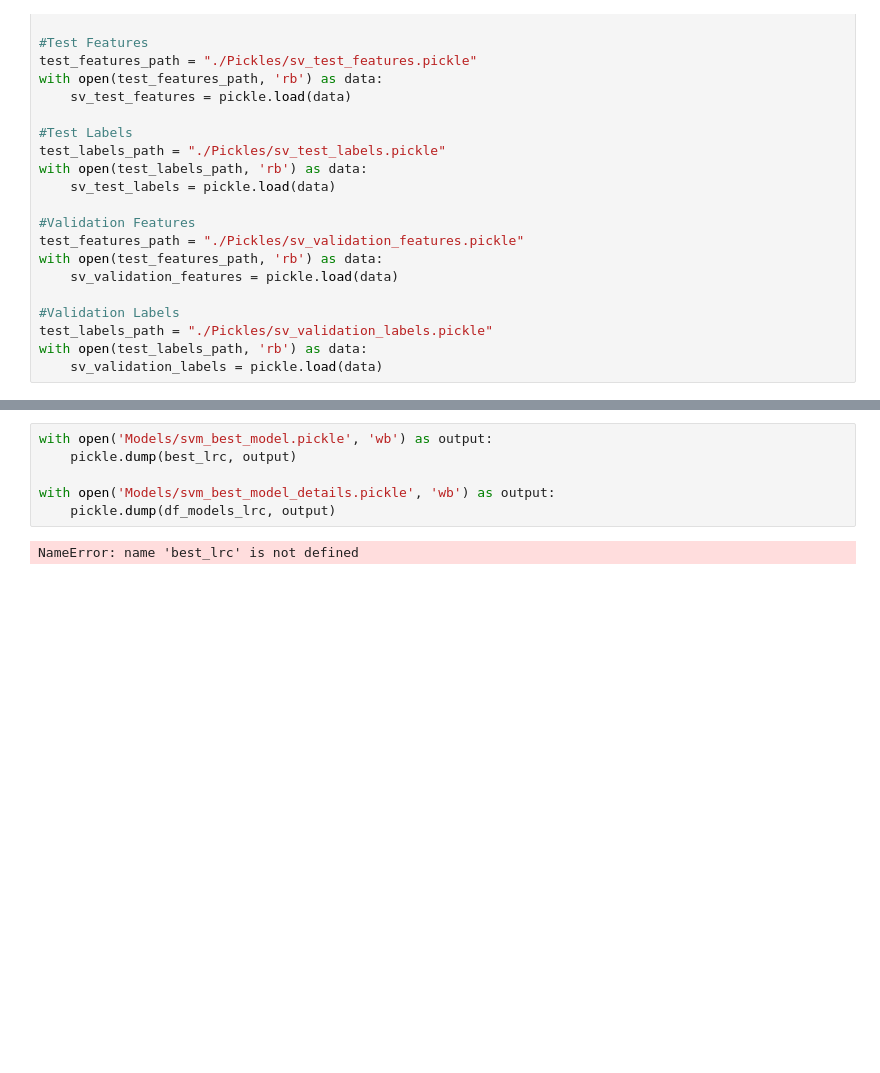
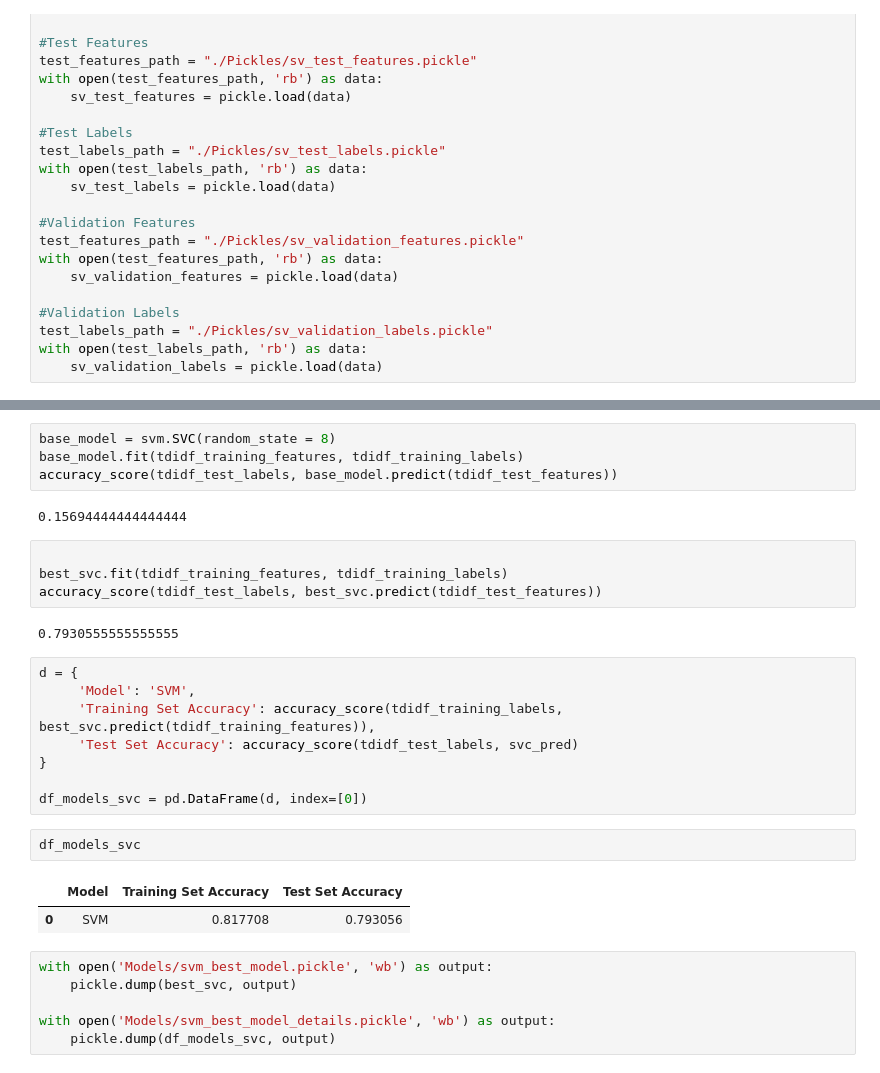
Before and after one commit to musicrokr/TSL-PRML, a Jupyter notebook: CA1/08 Support Vector Machines.ipynb, the cells around one changed output, grey strips where cells are left out. Saved outputs shown, nothing was run; the diff lists cells and outputs as text; blank space fills up the shorter version.

```diff
--- a/CA1/08 Support Vector Machines.ipynb
+++ b/CA1/08 Support Vector Machines.ipynb
@@ -72,8 +310,31 @@ with open(test_labels_path, 'rb') as data:
+# %%
+base_model = svm.SVC(random_state = 8)
+base_model.fit(tdidf_training_features, tdidf_training_labels)
+accuracy_score(tdidf_test_labels, base_model.predict(tdidf_test_features))
+# %% [output]
+0.15694444444444444
+# %%
+
+best_svc.fit(tdidf_training_features, tdidf_training_labels)
+accuracy_score(tdidf_test_labels, best_svc.predict(tdidf_test_features))
+# %% [output]
+0.7930555555555555
+# %%
+d = {
+     'Model': 'SVM',
+     'Training Set Accuracy': accuracy_score(tdidf_training_labels, best_svc.predict(tdidf_training_features)),
+     'Test Set Accuracy': accuracy_score(tdidf_test_labels, svc_pred)
+}
+
+df_models_svc = pd.DataFrame(d, index=[0])
+# %%
+df_models_svc
+# %% [output]
+|  | Model | Training Set Accuracy | Test Set Accuracy |
+| 0 | SVM | 0.817708 | 0.793056 |
 # %%
 with open('Models/svm_best_model.pickle', 'wb') as output:
-    pickle.dump(best_lrc, output)
+    pickle.dump(best_svc, output)
 
 with open('Models/svm_best_model_details.pickle', 'wb') as output:
-    pickle.dump(df_models_lrc, output)
+    pickle.dump(df_models_svc, output)
-# %% [output]
-NameError: name 'best_lrc' is not defined
```
Also changed, not shown: parts of 18 cells of this notebook, 1 other file.
